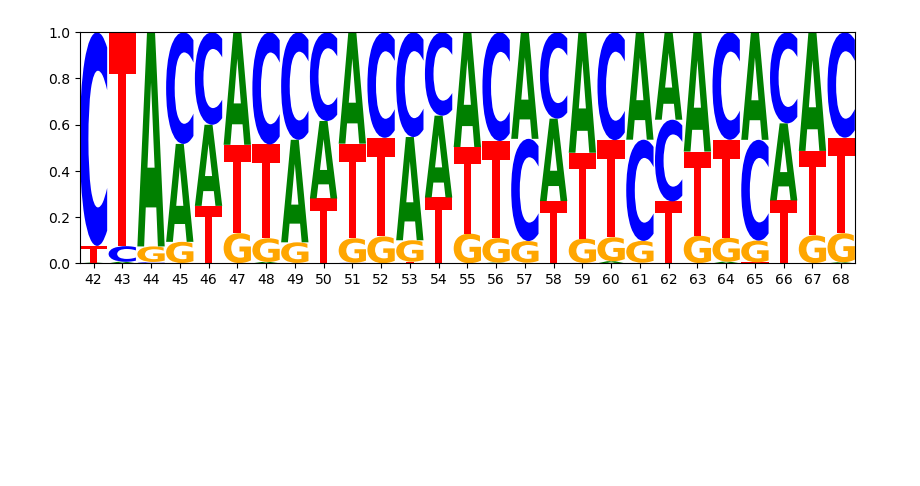
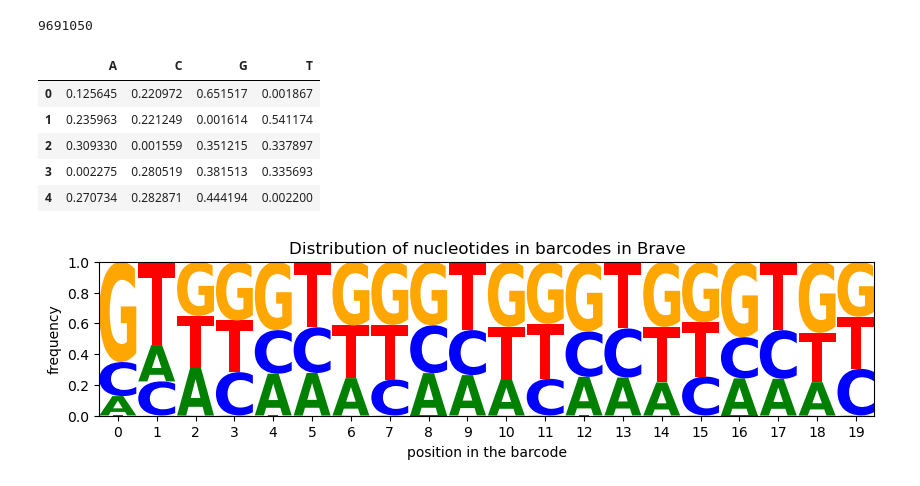
Before and after one commit to JaSt17/raaven_Pipeline, a Jupyter notebook: Python_Scripts/Jupyter_notebooks/barcode_logo.ipynb, the cells around one changed output. Drawn from its saved outputs; the diff is of its cells as text; code cells hidden in the pictures; blank space fills up the shorter version.

Commit message:
Plots for Barcode logos, updates of visualisation tasks

```diff
--- a/Python_Scripts/Jupyter_notebooks/barcode_logo.ipynb
+++ b/Python_Scripts/Jupyter_notebooks/barcode_logo.ipynb
@@ -3,7 +3,7 @@ from Bio import SeqIO
 import gzip
 
 # Define the input file
-input_file = "/lunarc/nobackup/projects/lu2024-17-19/J_rAAven/BRAVE/raav-60/p006_test/barcode_fragment/barcode_p006_69bp.fastq.gz"
+input_file = "/lunarc/nobackup/projects/lu2024-17-19/J_rAAven/BRAVE/Brave/barcode_fragment/barcode_DNA_pscAAVlib_1.fastq.gz"
 
 # Extract sequences
 sequences = []
@@ -12,12 +12,10 @@ with gzip.open(input_file, "rt") as handle:
         sequences.append(str(record.seq))
 
 # only keep sequences of length 69
-sequences = [seq for seq in sequences if len(seq) == 69]
-
-# Save sequences to a text file for further processing
-with open("barcode_p006_27bp.txt", "w") as f:
-    for seq in sequences:
-        f.write(seq + "\n")
+sequences = [seq for seq in sequences if len(seq) == 20]
+len(sequences)
+# %% [output]
+9691050
 # %%
 import pandas as pd
 import logomaker
@@ -35,12 +33,29 @@ probability_df = counts_df.div(counts_df.sum(axis=0), axis=1)
 # transpose the matrix
 probability_df = probability_df.T
 
-probability_df = probability_df.iloc[42:, :]
+probability_df.head()
+# %% [output]
+|  | A | C | G | T |
+| 0 | 0.125645 | 0.220972 | 0.651517 | 0.001867 |
+| 1 | 0.235963 | 0.221249 | 0.001614 | 0.541174 |
+| 2 | 0.309330 | 0.001559 | 0.351215 | 0.337897 |
+| 3 | 0.002275 | 0.280519 | 0.381513 | 0.335693 |
+| 4 | 0.270734 | 0.282871 | 0.444194 | 0.002200 |
 # %%
+import matplotlib.pyplot as plt
+
 # Create the logo
-logo = logomaker.Logo(probability_df, figsize=(10, 3))
+logo = logomaker.Logo(probability_df, figsize=(10, 2))
+
+# Style the ticks (optional)
 logo.style_xticks(anchor=0, spacing=1)
-# save the logo
-plt.savefig("plots/logo_p006_43_68bp.png", dpi=300)
+
+# Add title, x-label, and y-label
+plt.title("Distribution of nucleotides in barcodes in Brave")
+plt.xlabel("position in the barcode")
+plt.ylabel("frequency")
+plt.savefig("plots/bc_dist_Brave.png", dpi=300)
+# Display the plot
+plt.show()
 # %% [output]
-[figure, old version]
+[figure, new version]
```
Also changed, not shown: 8 other files.
